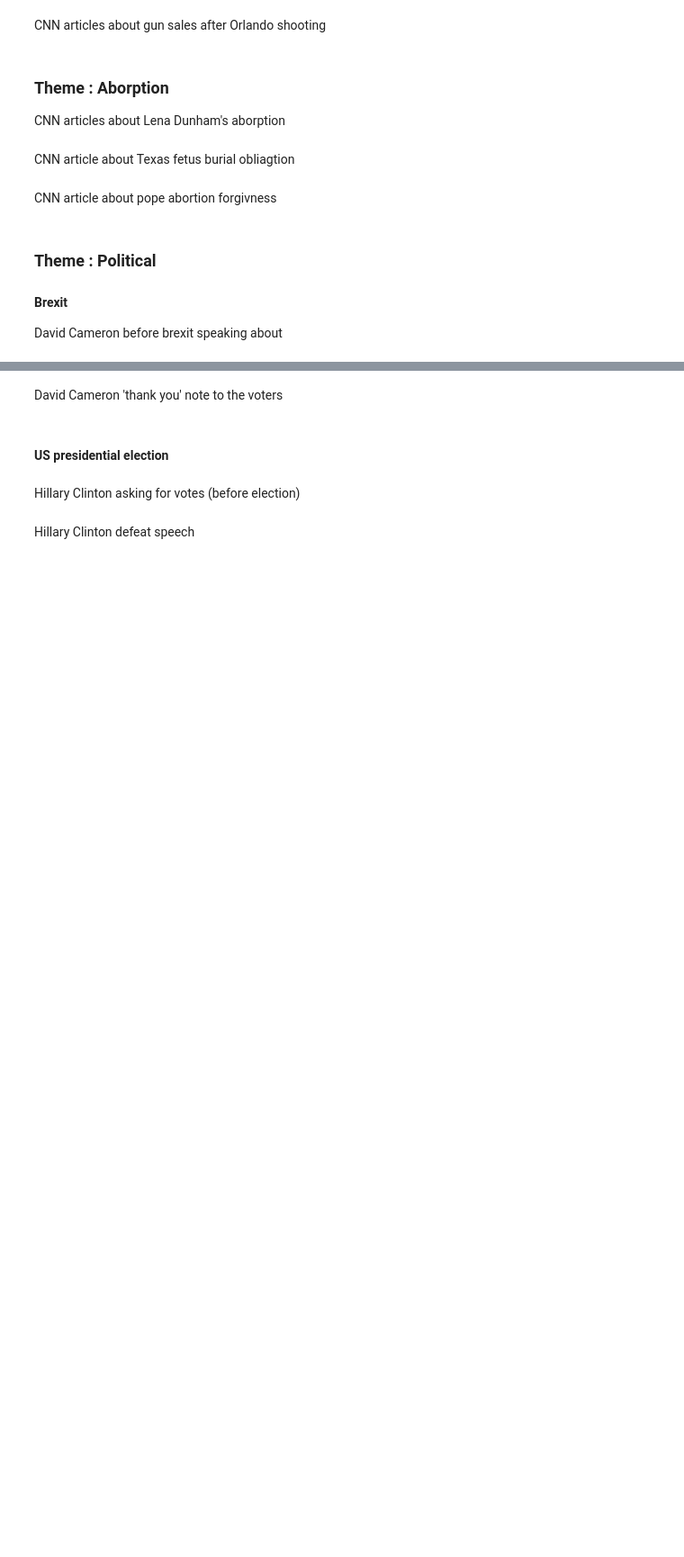
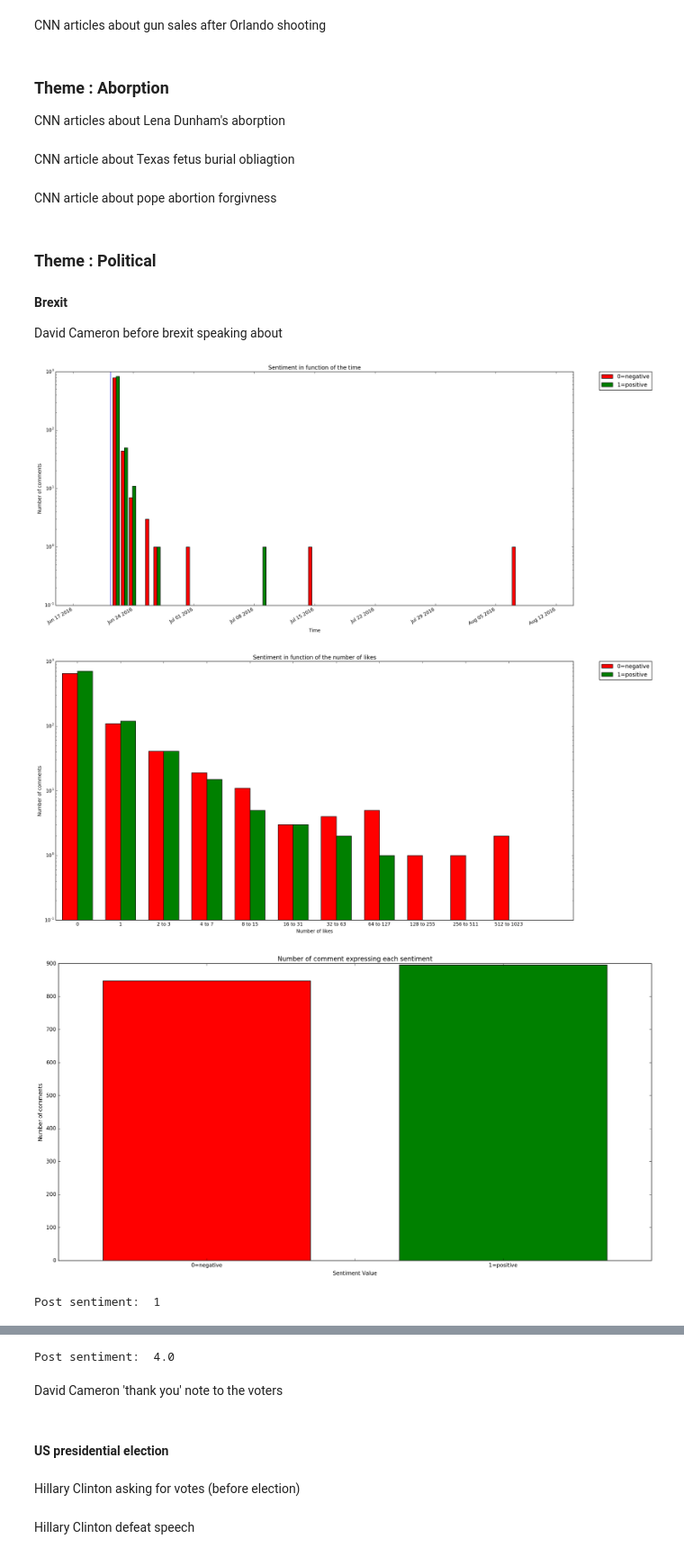
Before and after one commit to meryemwehbe/NTDS_Project, a Jupyter notebook: myProject.ipynb, the cells around one changed output, grey strips where cells are left out. Shown at 90% size. Drawn from its saved outputs; the diff is of its cells as text; code cells hidden in the pictures; blank space fills up the shorter version.

```diff
--- a/myProject.ipynb
+++ b/myProject.ipynb
@@ -1551,8 +1572,13 @@ getAllGraphsForPost(filename,50):
 
 David Cameron before brexit speaking about
 # %%
-#page = 'DavidCameronOfficial'
-#postId= '1216426805048302'
-#fb= postReactions(postId,1,'DC1')
+page = 'DavidCameronOfficial'
+postId= '1216426805048302'
+fb= postReactions(postId,1,'DC1')
 filename='facebookDC1.sqlite'
-getAllGraphsForPost(filename,50):
+getAllGraphsForPost(filename,50)
+# %% [output]
+[figure, added]
+[figure, added]
+[figure, added]
+Post sentiment:  1
@@ -1559,3 +1588,4 @@ getAllGraphsForPost(filename,50):
+Post sentiment:  4.0
 # %% [markdown]
 David Cameron 'thank you' note to the voters
 # %%
```
Also changed, not shown: parts of 11 cells of this notebook, 1 other file.
